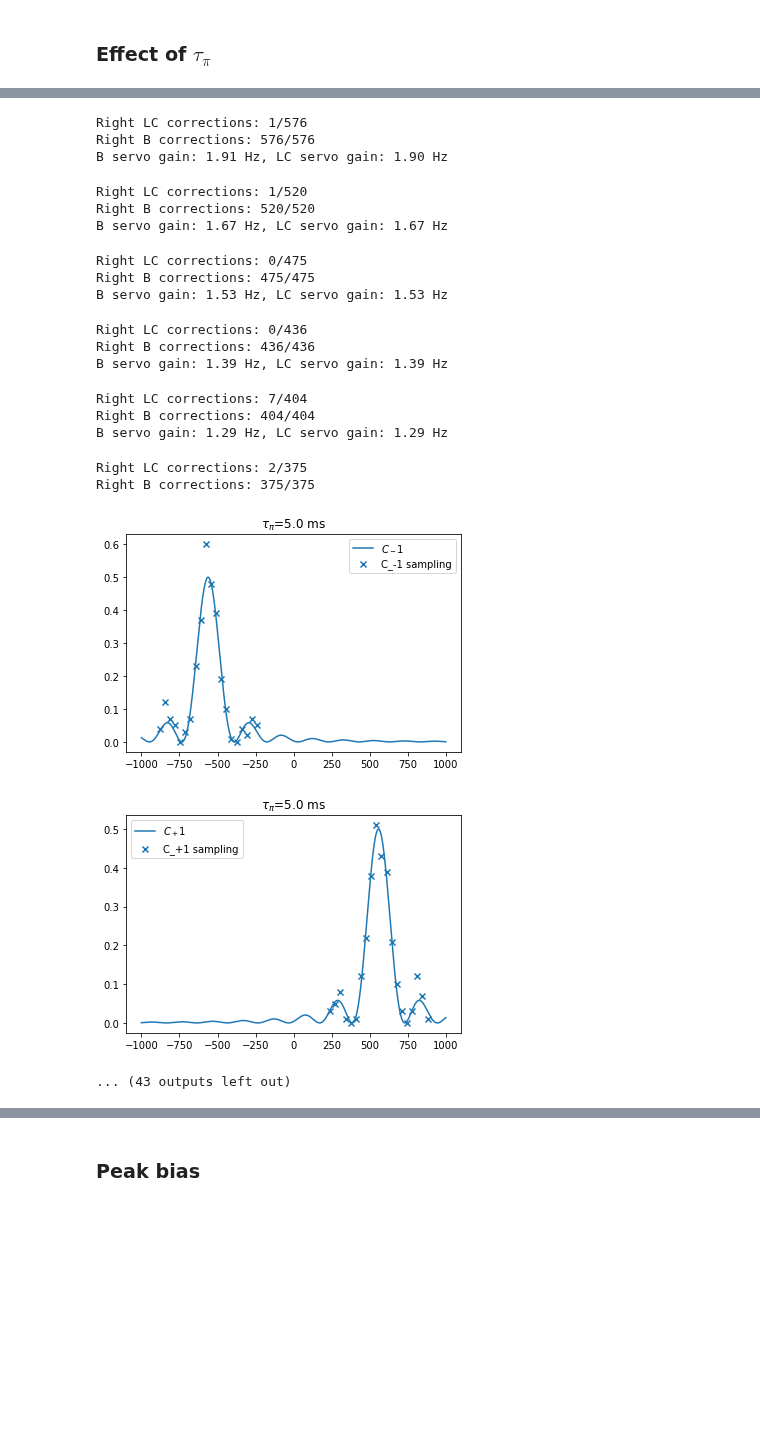
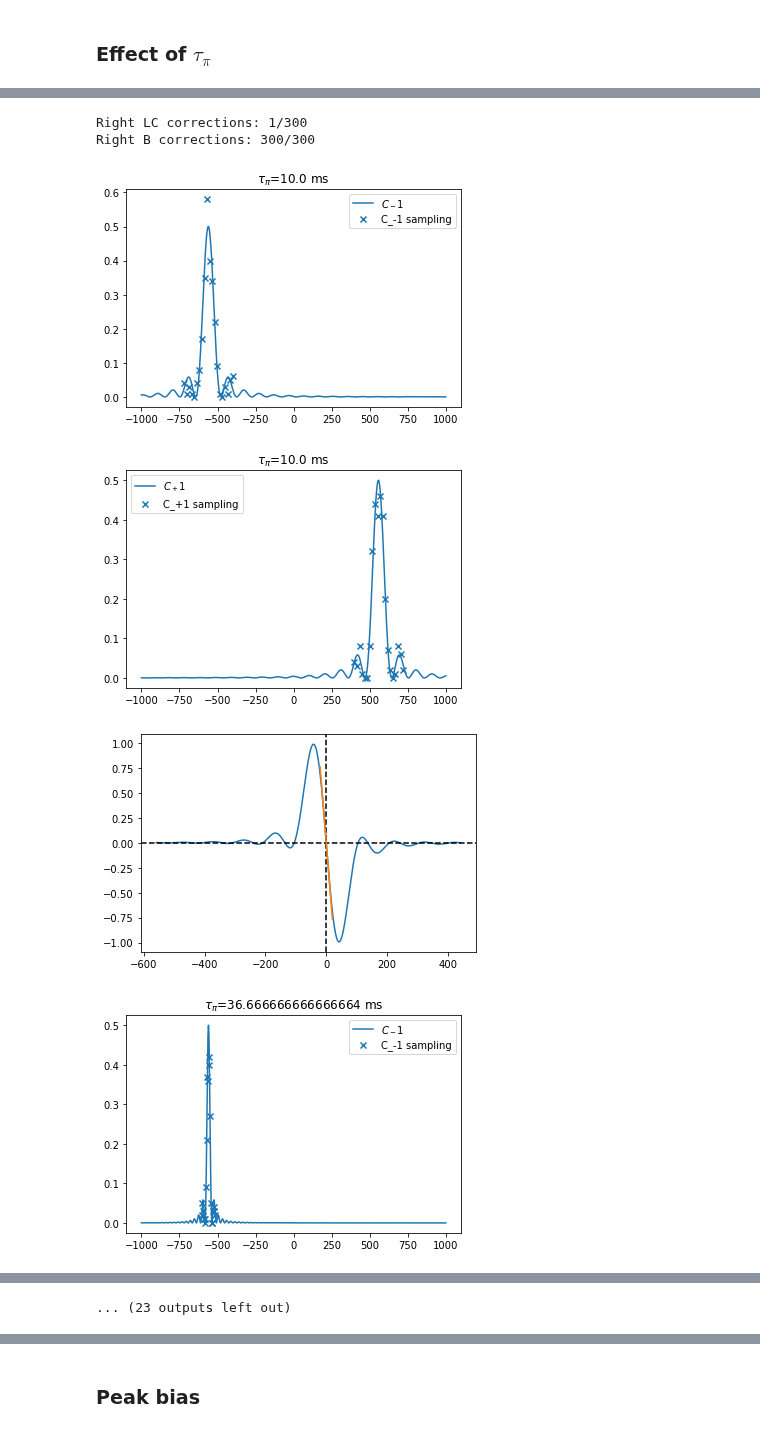
Before and after one commit to speug/srservosim, a Jupyter notebook: notebooks/bichromatic.ipynb, the cells around one changed output, grey strips where cells are left out. Drawn from its saved outputs; the diff is of its cells as text; code cells hidden in the pictures; blank space fills up the shorter version.

```diff
--- a/notebooks/bichromatic.ipynb
+++ b/notebooks/bichromatic.ipynb
@@ -207,7 +207,7 @@ B_drift = 1./3600 # nT/s, B-field drift
 zeeman_coeff = 5.6 # Hz/nT, Zeeman peak coefficient
 linear_zeeman = lambda B: zeeman_coeff*B
 z_s = linear_zeeman(B) # initial linear Zeeman shift
-tau_pi = 50e-3 # Pi-pulse length
+tau_pi = 200e-3 # Pi-pulse length
 n_s = 100 # number of samples
 T_c = 2*tau_pi # s, single cycle length
 T_s = n_s * T_c # s, total sampling time
@@ -241,7 +241,8 @@ for center in range(len(coeffs)):
     taus[center] = fit_object['fit_tau']
 servo_gains = BC_servo_gains(f_centers, taus, fwhms)
 k_ps = servo_gains['k_p']
-servo_gains = servo_gains['servo_gains']
+#servo_gains = servo_gains['servo_gains']
+servo_gains = fwhms/2.
 print(f"B servo gain: {servo_gains[0]:.2f} Hz, LC servo gain: {servo_gains[1]:.2f} Hz")
 ps = np.zeros((len(t), 6)) # container for probabilites
 # %% [output]
@@ -291,12 +296,12 @@ np.seterr("raise")
 B_drift = 1./3600 # nT/s, B-field drift
 zeeman_coeff = 5.6 # Hz/nT, Zeeman peak coefficient
 linear_zeeman = lambda B: zeeman_coeff*B
-tau_pis = np.linspace(5e-3, 200e-3, 15) # Pi-pulse length
+tau_pis = np.linspace(10e-3, 250e-3, 10) # Pi-pulse length
 n_s = 100 # number of samples
 state_preparation = False
 max_tau = 30000 # s, max integration time
 n_c = 2 # number of cycles per correction
-laser_drift = 20e-3 # Hz/s
+laser_drift = 10e-3 # Hz/s
 f0 = 444779044095486.5 # Hz, Sr88 SRS
 
 ts = []
@@ -327,7 +332,7 @@ for ti in range(len(tau_pis)):
     d, step = np.linspace(-1000, 1000, 100000, retstep=True)
 
     # initialize centers, k_ps and gains
-    f_cavity = 0. # laser initially in the center
+    f_cavity1 = f_cavity2 = 0. # laser initially in the center
     f_centers = np.zeros(n_c)
     servo_gains = np.zeros(2)
     fwhms = np.zeros(n_c)
@@ -387,6 +392,7 @@ for ti in range(len(tau_pis)):
     dk_C = np.diff(k_C) / step
     k_p_lc = dk_C[np.argmin(np.abs(d))]
     servo_gains[1] = (-2*0.5)/k_p_lc
+    servo_gains = fwhms/2.
     eta_C[0] = np.mean(f_centers)
     print(f"B servo gain: {servo_gains[0]:.2f} Hz, LC servo gain: {servo_gains[1]:.2f} Hz")
     ps = np.zeros((len(t), 6)) # container for probabilites
@@ -397,10 +403,10 @@ for ti in range(len(tau_pis)):
     for i in range(1, len(t)):
         tau = t[i]
         # sample probabilities. Laser drifts only once per pair as two sites are sampled simultaneously (is this a problem?)
-        p_mB, f_cavity, delta_cavity = sampling_cycle(f_cavity, T_s, n_s, eta_C[i-1]-eta_B[i-1]+fwhms[0]/2., linecenter=-z_s, tau_pi=tau_pi, laser_drift=0.)
-        p_pR, f_cavity, delta_cavity = sampling_cycle(f_cavity, T_s, n_s, eta_C[i-1]+eta_B[i-1]-fwhms[1]/2., linecenter=z_s, tau_pi=tau_pi, laser_drift=laser_drift)
-        p_pB, f_cavity, delta_cavity = sampling_cycle(f_cavity, T_s, n_s, eta_C[i-1]+eta_B[i-1]+fwhms[1]/2., linecenter=z_s, tau_pi=tau_pi, laser_drift=0.)
-        p_mR, f_cavity, delta_cavity = sampling_cycle(f_cavity, T_s, n_s, eta_C[i-1]-eta_B[i-1]-fwhms[0]/2., linecenter=-z_s, tau_pi=tau_pi, laser_drift=laser_drift)
+        p_mB, f_cavity1, delta_cavity = sampling_cycle(f_cavity1, T_s, n_s, eta_C[i-1]-eta_B[i-1]+fwhms[0]/2., linecenter=-z_s, tau_pi=tau_pi, laser_drift=laser_drift)
+        p_pR, f_cavity2, delta_cavity = sampling_cycle(f_cavity2, T_s, n_s, eta_C[i-1]+eta_B[i-1]-fwhms[1]/2., linecenter=z_s, tau_pi=tau_pi, laser_drift=laser_drift)
+        p_pB, f_cavity1, delta_cavity = sampling_cycle(f_cavity1, T_s, n_s, eta_C[i-1]+eta_B[i-1]+fwhms[1]/2., linecenter=z_s, tau_pi=tau_pi, laser_drift=laser_drift)
+        p_mR, f_cavity2, delta_cavity = sampling_cycle(f_cavity2, T_s, n_s, eta_C[i-1]-eta_B[i-1]-fwhms[0]/2., linecenter=-z_s, tau_pi=tau_pi, laser_drift=laser_drift)
 
         # Control B servo
         p_sep1 = p_pB + p_mR
@@ -425,11 +431,14 @@ for ti in range(len(tau_pis)):
             wrong_LC_corrections += 1
         else:
             right_LC_corrections += 1
-        eta_cavity[i] = f_cavity
+        eta_cavity[i] = f_cavity1
 
         # Drift mg-field
         B_field[i] = B_field[i-1] + B_drift
         z_s = linear_zeeman(B_field[i])
+        #print(f't = {tau}, p_mB: {p_mB}, p_mR: {p_mR}, p_pB: {p_mB}, p_pR: {p_mR}')
+        #print(f'Correcting LC frequency; prev: {eta_C[i-1]}, corr: {LC_correction}, next: {eta_C[i]}')
+        #print(f'Correcting B frequency; prev: {z_s - eta_B[i-1]}, corr: {B_correction}, next: {z_s - eta_B[i]}')
     sum_LC_corrections = right_LC_corrections + wrong_LC_corrections
     sum_B_corrections = right_B_corrections + wrong_B_corrections
     print(f'Right LC corrections: {right_LC_corrections}/{sum_LC_corrections}')
@@ -475,20 +484,6 @@ B servo gain: 1.95 Hz, LC servo gain: 1.95 Hz
-Right LC corrections: 1/576
-Right B corrections: 576/576
-B servo gain: 1.91 Hz, LC servo gain: 1.90 Hz
+Right LC corrections: 1/300
+Right B corrections: 300/300
-Right LC corrections: 1/520
-Right B corrections: 520/520
-B servo gain: 1.67 Hz, LC servo gain: 1.67 Hz
-Right LC corrections: 0/475
-Right B corrections: 475/475
-B servo gain: 1.53 Hz, LC servo gain: 1.53 Hz
-Right LC corrections: 0/436
-Right B corrections: 436/436
-B servo gain: 1.39 Hz, LC servo gain: 1.39 Hz
-Right LC corrections: 7/404
-Right B corrections: 404/404
-B servo gain: 1.29 Hz, LC servo gain: 1.29 Hz
-Right LC corrections: 2/375
-Right B corrections: 375/375
-[figure, old version]
+[figure, new version]
-[figure, old version]
+[figure, new version]
-... (43 outputs left out)
+[figure, added]
+[figure, added]
@@ -495,3 +493,4 @@ Right B corrections: 375/375
+... (23 outputs left out)
 # %%
 for t, eta_cavity, eta_C, eta_B, B_field, tau_pi in zip(ts, eta_cavities, eta_Cs, eta_Bs, Bs, tau_pis):
     T_c = 2*tau_pi # s, single cycle length
```
Also changed, not shown: parts of 18 cells of this notebook, 5 other files.
